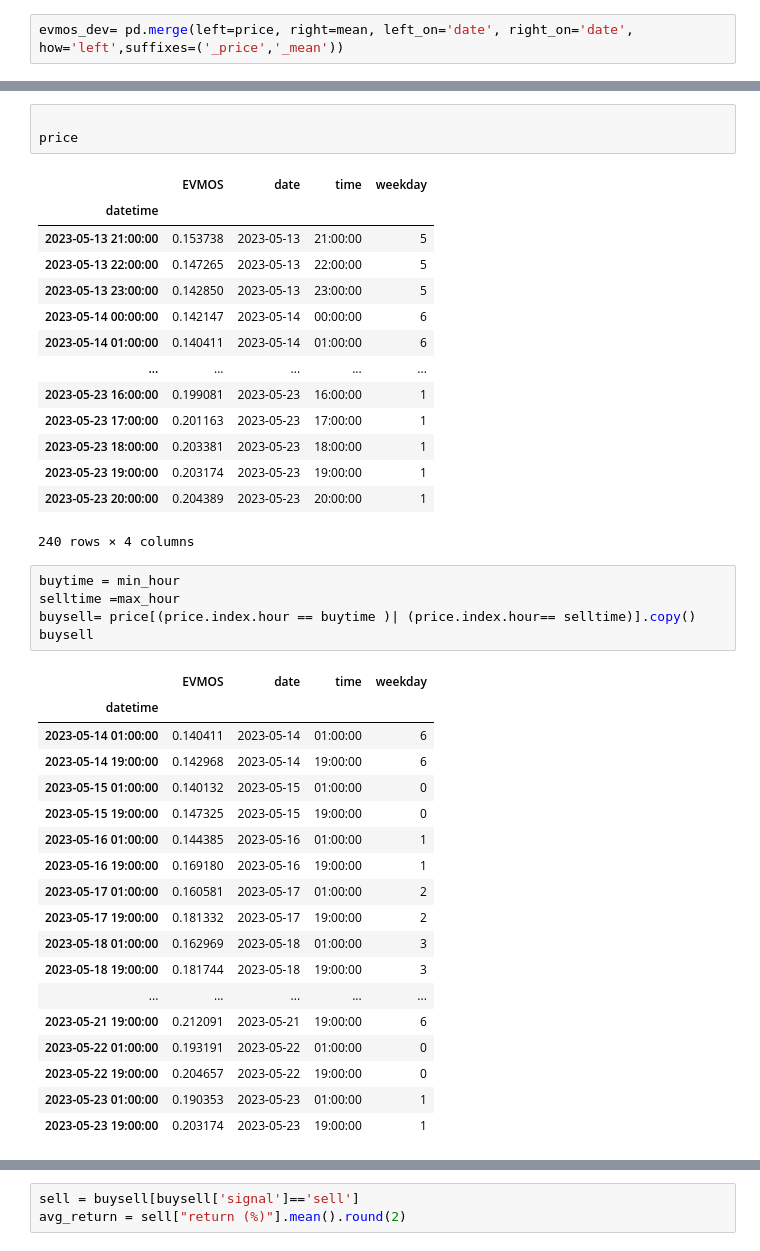
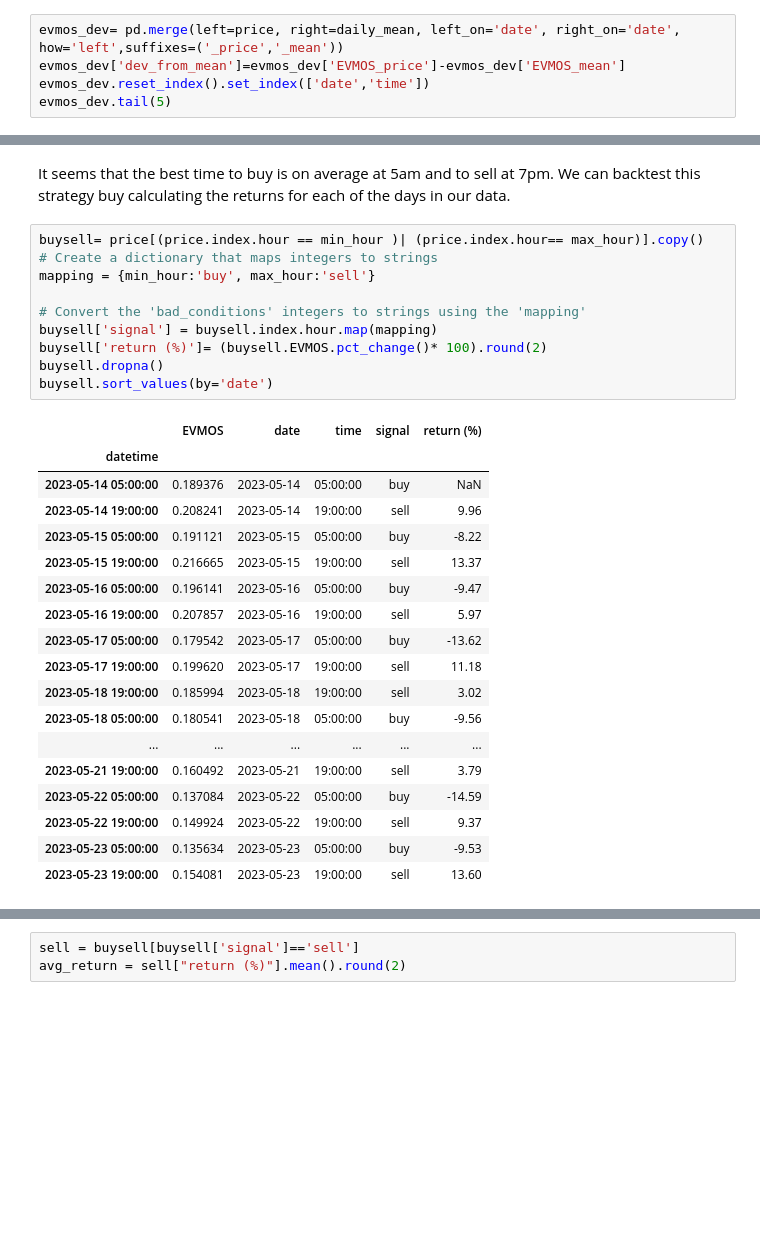
Before and after one commit to bobiq/evmos, a Jupyter notebook: Evmos.ipynb, the cells around one changed output, grey strips where cells are left out. Cells and saved outputs as stored; diff of their text form; blank space fills up the shorter version.

```diff
--- a/Evmos.ipynb
+++ b/Evmos.ipynb
@@ -75,2 +54,5 @@ mean=price.groupby('date')['EVMOS'].mean()
 # %%
-evmos_dev= pd.merge(left=price, right=mean, left_on='date', right_on='date', how='left',suffixes=('_price','_mean'))
+evmos_dev= pd.merge(left=price, right=daily_mean, left_on='date', right_on='date', how='left',suffixes=('_price','_mean'))
+evmos_dev['dev_from_mean']=evmos_dev['EVMOS_price']-evmos_dev['EVMOS_mean']
+evmos_dev.reset_index().set_index(['date','time'])
+evmos_dev.tail(5)
@@ -150,42 +90,31 @@ print(min_hour)
-# %%
-
-price
-# %% [output]
-|  | EVMOS | date | time | weekday |
-| datetime |  |  |  |  |
-| 2023-05-13 21:00:00 | 0.153738 | 2023-05-13 | 21:00:00 | 5 |
-| 2023-05-13 22:00:00 | 0.147265 | 2023-05-13 | 22:00:00 | 5 |
-| 2023-05-13 23:00:00 | 0.142850 | 2023-05-13 | 23:00:00 | 5 |
-| 2023-05-14 00:00:00 | 0.142147 | 2023-05-14 | 00:00:00 | 6 |
-| 2023-05-14 01:00:00 | 0.140411 | 2023-05-14 | 01:00:00 | 6 |
-| ... | ... | ... | ... | ... |
-| 2023-05-23 16:00:00 | 0.199081 | 2023-05-23 | 16:00:00 | 1 |
-| 2023-05-23 17:00:00 | 0.201163 | 2023-05-23 | 17:00:00 | 1 |
-| 2023-05-23 18:00:00 | 0.203381 | 2023-05-23 | 18:00:00 | 1 |
-| 2023-05-23 19:00:00 | 0.203174 | 2023-05-23 | 19:00:00 | 1 |
-| 2023-05-23 20:00:00 | 0.204389 | 2023-05-23 | 20:00:00 | 1 |
-240 rows × 4 columns
+# %% [markdown]
+It seems that the best time to buy is on average at 5am and to sell at 7pm. We can backtest this strategy buy calculating the returns for each of the days in our data.
 # %%
-buytime = min_hour
-selltime =max_hour
-buysell= price[(price.index.hour == buytime )| (price.index.hour== selltime)].copy()
-buysell
+buysell= price[(price.index.hour == min_hour )| (price.index.hour== max_hour)].copy()
+# Create a dictionary that maps integers to strings
+mapping = {min_hour:'buy', max_hour:'sell'}
+
+# Convert the 'bad_conditions' integers to strings using the 'mapping'
+buysell['signal'] = buysell.index.hour.map(mapping)
+buysell['return (%)']= (buysell.EVMOS.pct_change()* 100).round(2)
+buysell.dropna()
+buysell.sort_values(by='date')
 # %% [output]
-|  | EVMOS | date | time | weekday |
-| datetime |  |  |  |  |
-| 2023-05-14 01:00:00 | 0.140411 | 2023-05-14 | 01:00:00 | 6 |
-| 2023-05-14 19:00:00 | 0.142968 | 2023-05-14 | 19:00:00 | 6 |
-| 2023-05-15 01:00:00 | 0.140132 | 2023-05-15 | 01:00:00 | 0 |
-| 2023-05-15 19:00:00 | 0.147325 | 2023-05-15 | 19:00:00 | 0 |
-| 2023-05-16 01:00:00 | 0.144385 | 2023-05-16 | 01:00:00 | 1 |
-| 2023-05-16 19:00:00 | 0.169180 | 2023-05-16 | 19:00:00 | 1 |
-| 2023-05-17 01:00:00 | 0.160581 | 2023-05-17 | 01:00:00 | 2 |
-| 2023-05-17 19:00:00 | 0.181332 | 2023-05-17 | 19:00:00 | 2 |
-| 2023-05-18 01:00:00 | 0.162969 | 2023-05-18 | 01:00:00 | 3 |
-| 2023-05-18 19:00:00 | 0.181744 | 2023-05-18 | 19:00:00 | 3 |
-| ... | ... | ... | ... | ... |
-| 2023-05-21 19:00:00 | 0.212091 | 2023-05-21 | 19:00:00 | 6 |
-| 2023-05-22 01:00:00 | 0.193191 | 2023-05-22 | 01:00:00 | 0 |
-| 2023-05-22 19:00:00 | 0.204657 | 2023-05-22 | 19:00:00 | 0 |
-| 2023-05-23 01:00:00 | 0.190353 | 2023-05-23 | 01:00:00 | 1 |
-| 2023-05-23 19:00:00 | 0.203174 | 2023-05-23 | 19:00:00 | 1 |
+|  | EVMOS | date | time | signal | return (%) |
+| datetime |  |  |  |  |  |
+| 2023-05-14 05:00:00 | 0.189376 | 2023-05-14 | 05:00:00 | buy | NaN |
+| 2023-05-14 19:00:00 | 0.208241 | 2023-05-14 | 19:00:00 | sell | 9.96 |
+| 2023-05-15 05:00:00 | 0.191121 | 2023-05-15 | 05:00:00 | buy | -8.22 |
+| 2023-05-15 19:00:00 | 0.216665 | 2023-05-15 | 19:00:00 | sell | 13.37 |
+| 2023-05-16 05:00:00 | 0.196141 | 2023-05-16 | 05:00:00 | buy | -9.47 |
+| 2023-05-16 19:00:00 | 0.207857 | 2023-05-16 | 19:00:00 | sell | 5.97 |
+| 2023-05-17 05:00:00 | 0.179542 | 2023-05-17 | 05:00:00 | buy | -13.62 |
+| 2023-05-17 19:00:00 | 0.199620 | 2023-05-17 | 19:00:00 | sell | 11.18 |
+| 2023-05-18 19:00:00 | 0.185994 | 2023-05-18 | 19:00:00 | sell | 3.02 |
+| 2023-05-18 05:00:00 | 0.180541 | 2023-05-18 | 05:00:00 | buy | -9.56 |
+| ... | ... | ... | ... | ... | ... |
+| 2023-05-21 19:00:00 | 0.160492 | 2023-05-21 | 19:00:00 | sell | 3.79 |
+| 2023-05-22 05:00:00 | 0.137084 | 2023-05-22 | 05:00:00 | buy | -14.59 |
+| 2023-05-22 19:00:00 | 0.149924 | 2023-05-22 | 19:00:00 | sell | 9.37 |
+| 2023-05-23 05:00:00 | 0.135634 | 2023-05-23 | 05:00:00 | buy | -9.53 |
+| 2023-05-23 19:00:00 | 0.154081 | 2023-05-23 | 19:00:00 | sell | 13.60 |
```
Also changed, not shown: parts of 31 cells of this notebook.
